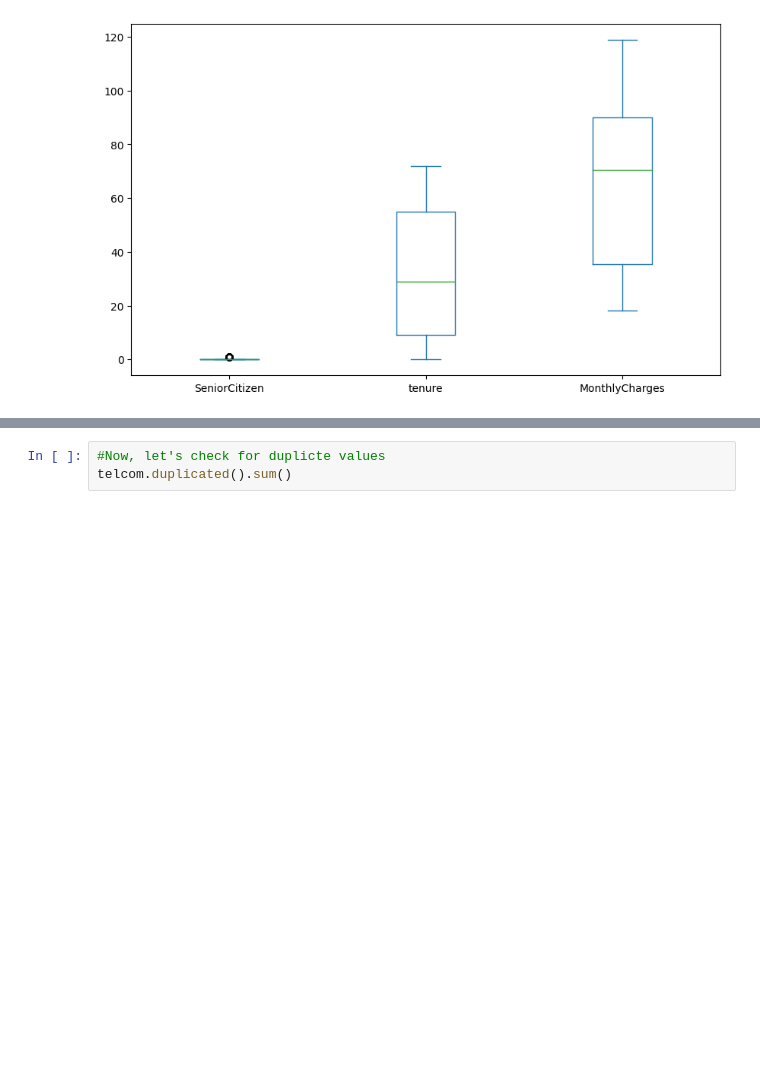
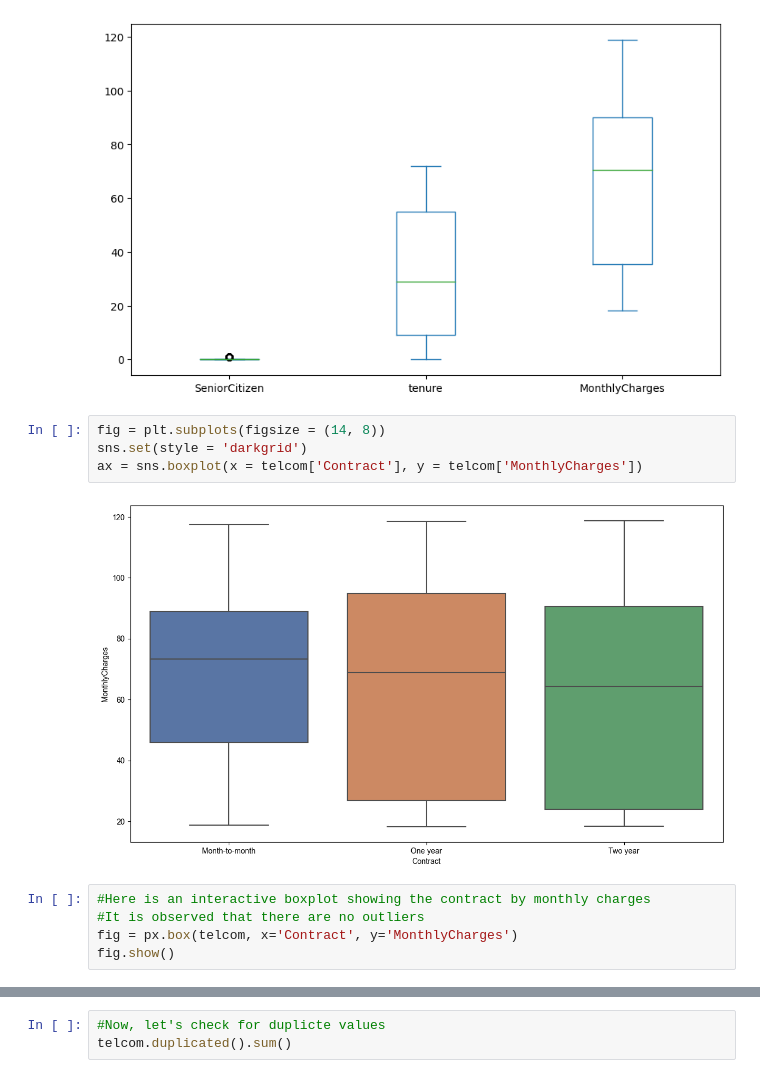
Before and after one commit to aiyegboka/Telcom, a Jupyter notebook: customer_chun.ipynb, the cells around one changed output, grey strips where cells are left out. Drawn from its saved outputs; the diff is of its cells as text; blank space fills up the shorter version.

```diff
--- a/customer_chun.ipynb
+++ b/customer_chun.ipynb
@@ -131,3 +116,14 @@ telcom.plot(kind = 'box', vert = True, figsize = (10, 6))
 # %% [output]
 <Axes: >
 [figure]
+# %%
+fig = plt.subplots(figsize = (14, 8))
+sns.set(style = 'darkgrid')
+ax = sns.boxplot(x = telcom['Contract'], y = telcom['MonthlyCharges'])
+# %% [output]
+[figure, added]
+# %%
+#Here is an interactive boxplot showing the contract by monthly charges
+#It is observed that there are no outliers
+fig = px.box(telcom, x='Contract', y='MonthlyCharges')
+fig.show()
```
Also changed, not shown: parts of 26 cells of this notebook.
